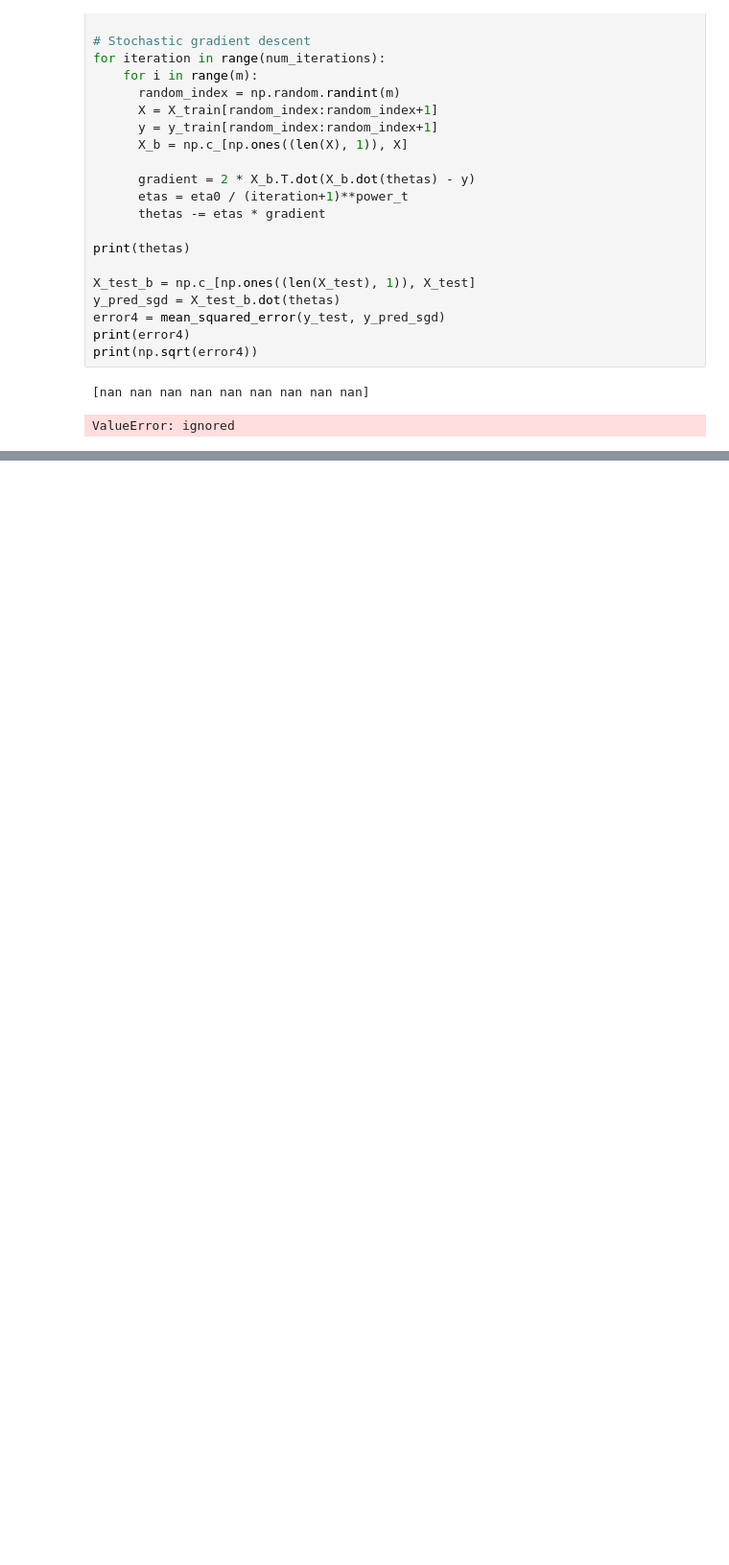
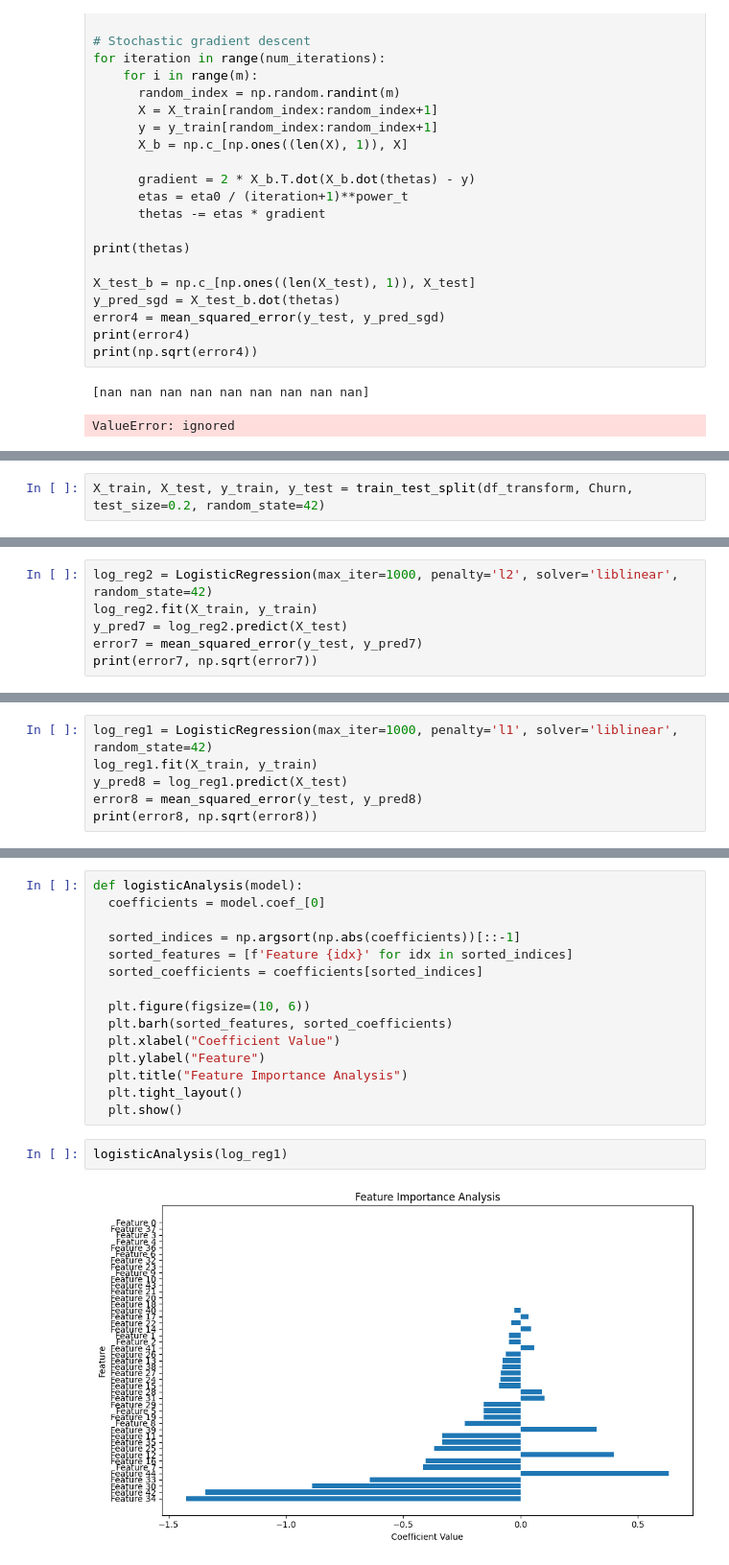
Before and after one commit to akhil-maker/Hands_On_ML, a Jupyter notebook: 04_Training_ModelsTask.ipynb, the cells around one changed output, grey strips where cells are left out. Shown at 96% size. Saved outputs shown, nothing was run; the diff lists cells and outputs as text; blank space fills up the shorter version.

```diff
--- a/04_Training_ModelsTask.ipynb
+++ b/04_Training_ModelsTask.ipynb
@@ -233,0 +539,2 @@ plt.show()
+# %%
+X_train, X_test, y_train, y_test = train_test_split(df_transform, Churn, test_size=0.2, random_state=42)
@@ -233,0 +545,6 @@ plt.show()
+# %%
+log_reg2 = LogisticRegression(max_iter=1000, penalty='l2', solver='liblinear', random_state=42)
+log_reg2.fit(X_train, y_train)
+y_pred7 = log_reg2.predict(X_test)
+error7 = mean_squared_error(y_test, y_pred7)
+print(error7, np.sqrt(error7))
@@ -233,0 +559,6 @@ plt.show()
+# %%
+log_reg1 = LogisticRegression(max_iter=1000, penalty='l1', solver='liblinear', random_state=42)
+log_reg1.fit(X_train, y_train)
+y_pred8 = log_reg1.predict(X_test)
+error8 = mean_squared_error(y_test, y_pred8)
+print(error8, np.sqrt(error8))
@@ -233,0 +603,19 @@ plt.show()
+# %%
+def logisticAnalysis(model):
+  coefficients = model.coef_[0]
+
+  sorted_indices = np.argsort(np.abs(coefficients))[::-1]
+  sorted_features = [f'Feature {idx}' for idx in sorted_indices]
+  sorted_coefficients = coefficients[sorted_indices]
+
+  plt.figure(figsize=(10, 6))
+  plt.barh(sorted_features, sorted_coefficients)
+  plt.xlabel("Coefficient Value")
+  plt.ylabel("Feature")
+  plt.title("Feature Importance Analysis")
+  plt.tight_layout()
+  plt.show()
+# %%
+logisticAnalysis(log_reg1)
+# %% [output]
+[figure, added]
```
Also changed, not shown: parts of 103 cells of this notebook.
